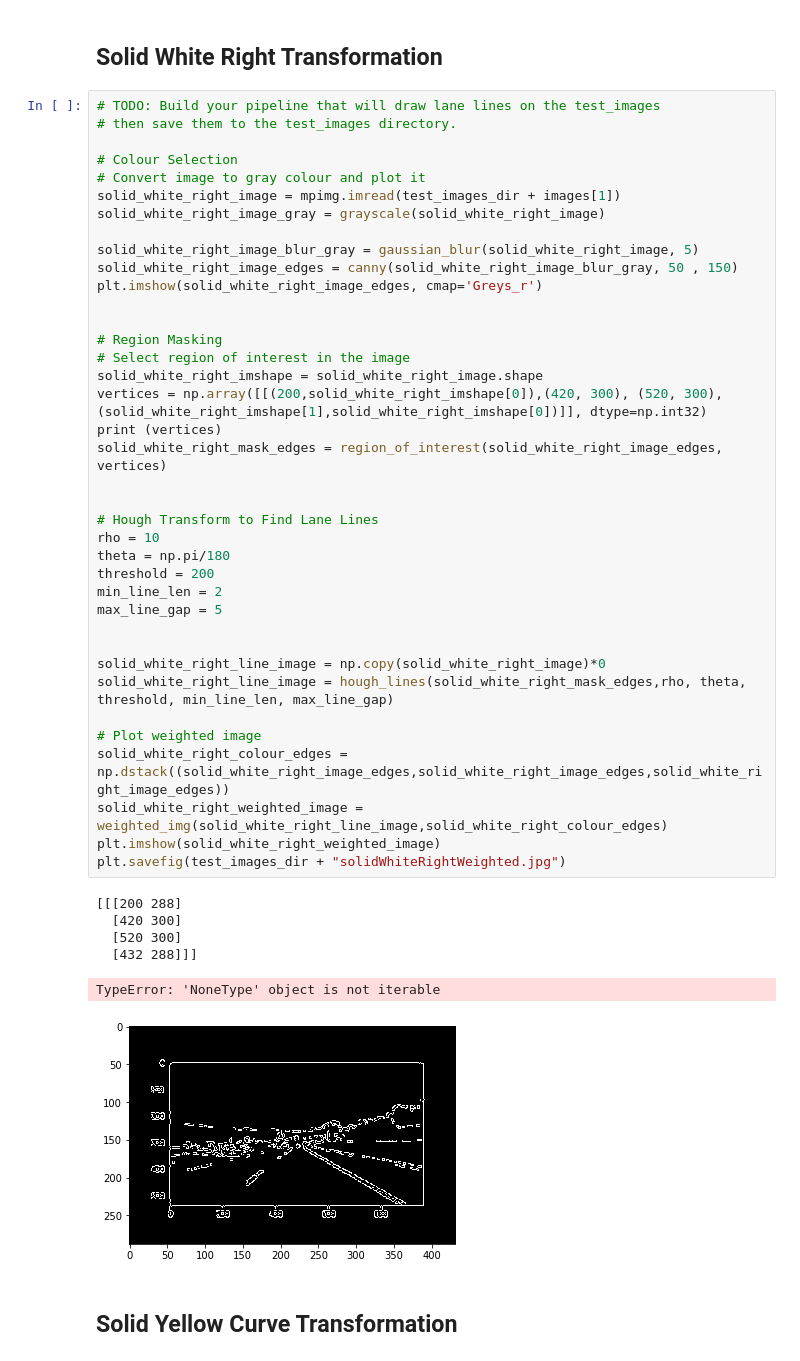
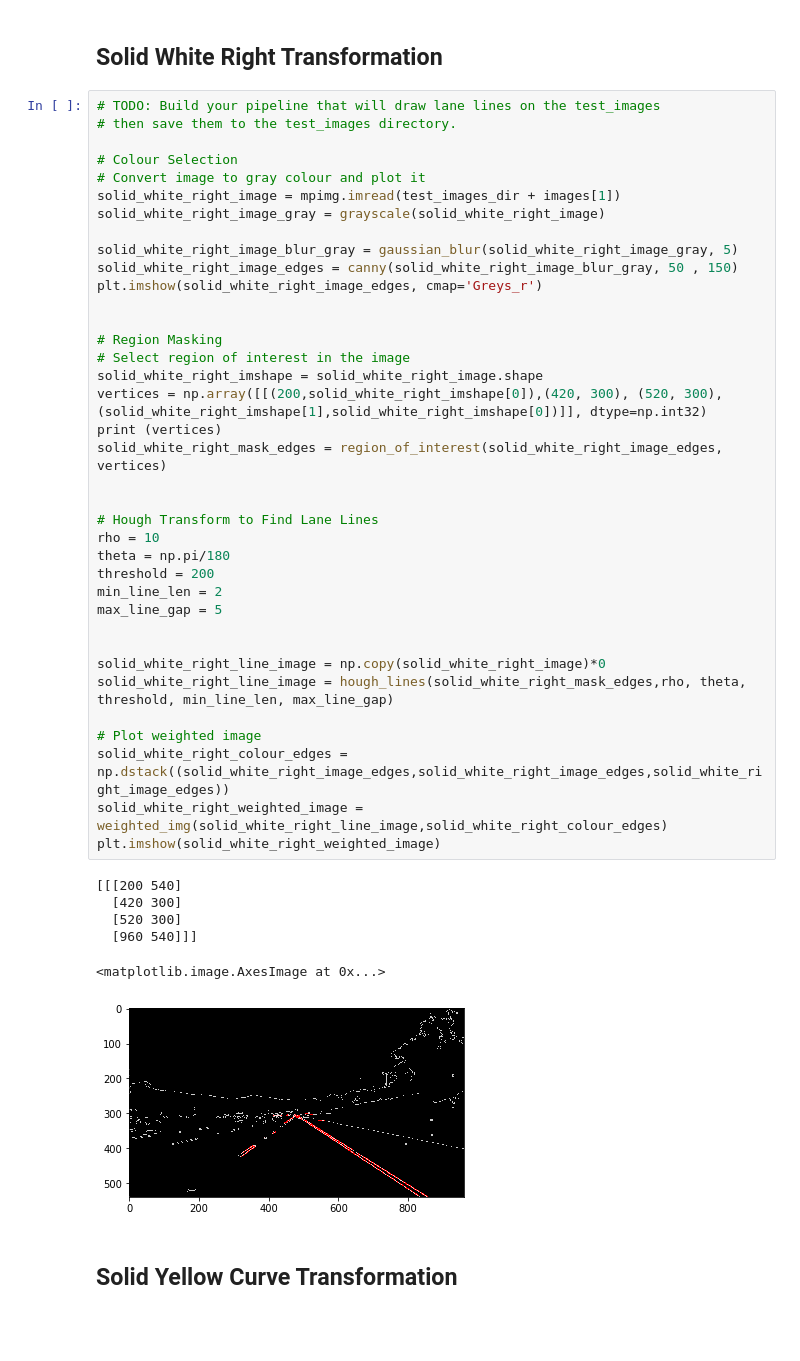
Before and after one commit to calsaviour/sdc, a Jupyter notebook: TermOne/CarND-LaneLines-P1/P1.ipynb, the cells around one changed output. Cells and saved outputs as stored; diff of their text form; blank space fills up the shorter version.

Commit message:
Add steps for processing images

```diff
--- a/TermOne/CarND-LaneLines-P1/P1.ipynb
+++ b/TermOne/CarND-LaneLines-P1/P1.ipynb
@@ -253,42 +244,41 @@ plt.savefig(test_images_dir + "solidWhiteCurveWeighted.jpg")
 solid_white_right_image = mpimg.imread(test_images_dir + images[1])
 solid_white_right_image_gray = grayscale(solid_white_right_image)
 
-solid_white_right_image_blur_gray = gaussian_blur(solid_white_right_image, 5)
+solid_white_right_image_blur_gray = gaussian_blur(solid_white_right_image_gray, 5)
 solid_white_right_image_edges = canny(solid_white_right_image_blur_gray, 50 , 150)
 plt.imshow(solid_white_right_image_edges, cmap='Greys_r')
 
 
 # Region Masking
 # Select region of interest in the image
 solid_white_right_imshape = solid_white_right_image.shape
 vertices = np.array([[(200,solid_white_right_imshape[0]),(420, 300), (520, 300), (solid_white_right_imshape[1],solid_white_right_imshape[0])]], dtype=np.int32)
 print (vertices)
 solid_white_right_mask_edges = region_of_interest(solid_white_right_image_edges, vertices)
 
 
 # Hough Transform to Find Lane Lines
 rho = 10
 theta = np.pi/180
 threshold = 200
 min_line_len = 2
 max_line_gap = 5
 
 
 solid_white_right_line_image = np.copy(solid_white_right_image)*0
 solid_white_right_line_image = hough_lines(solid_white_right_mask_edges,rho, theta, threshold, min_line_len, max_line_gap)
 
 # Plot weighted image
 solid_white_right_colour_edges = np.dstack((solid_white_right_image_edges,solid_white_right_image_edges,solid_white_right_image_edges))
 solid_white_right_weighted_image = weighted_img(solid_white_right_line_image,solid_white_right_colour_edges)
 plt.imshow(solid_white_right_weighted_image)
-plt.savefig(test_images_dir + "solidWhiteRightWeighted.jpg")
 # %% [output]
-[[[200 288]
+[[[200 540]
   [420 300]
   [520 300]
-  [432 288]]]
+  [960 540]]]
-TypeError: 'NoneType' object is not iterable
+<matplotlib.image.AxesImage at 0x...>
-[figure, old version]
+[figure, new version]
 # %% [markdown]
 ## Solid Yellow Curve Transformation
 # %%
```
Also changed, not shown: parts of 13 cells of this notebook.
